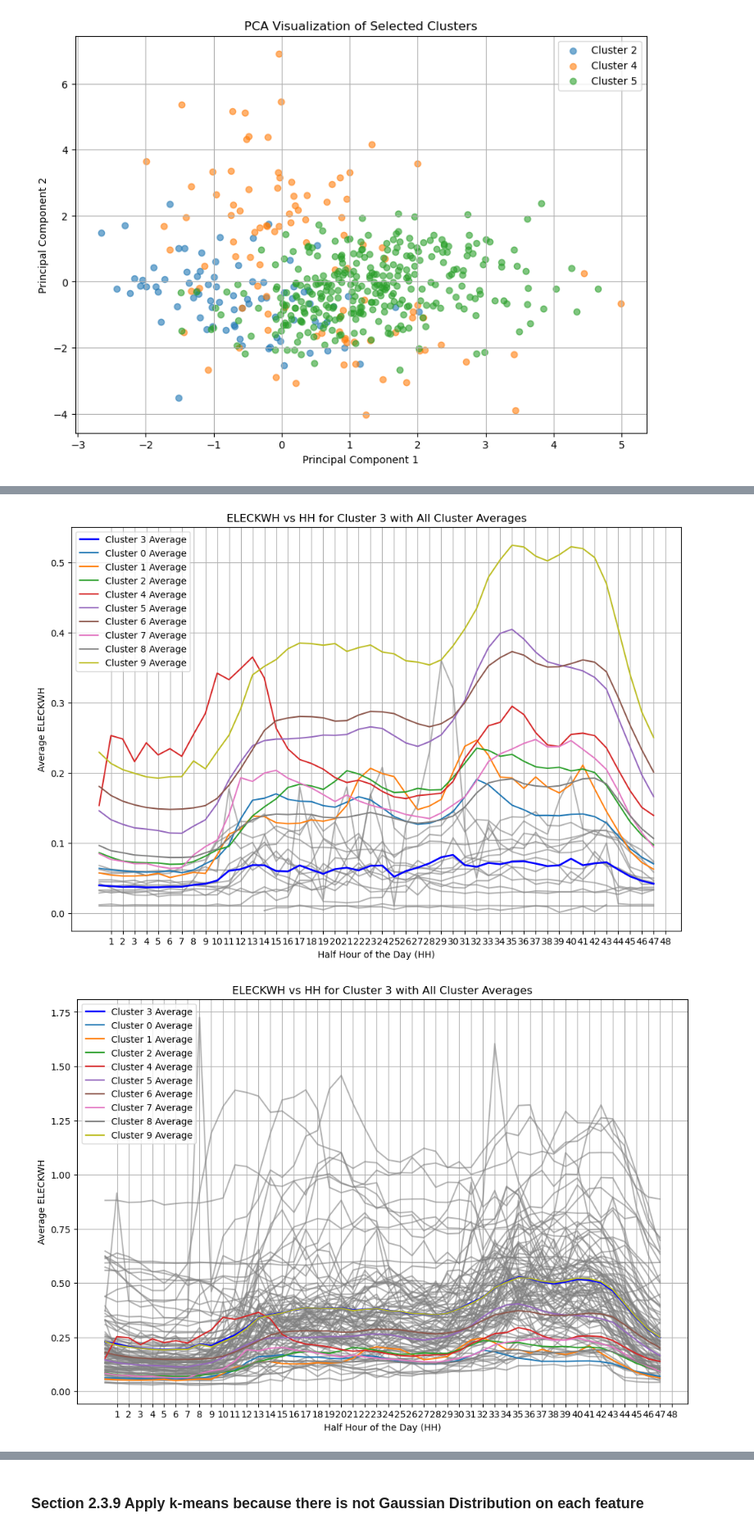
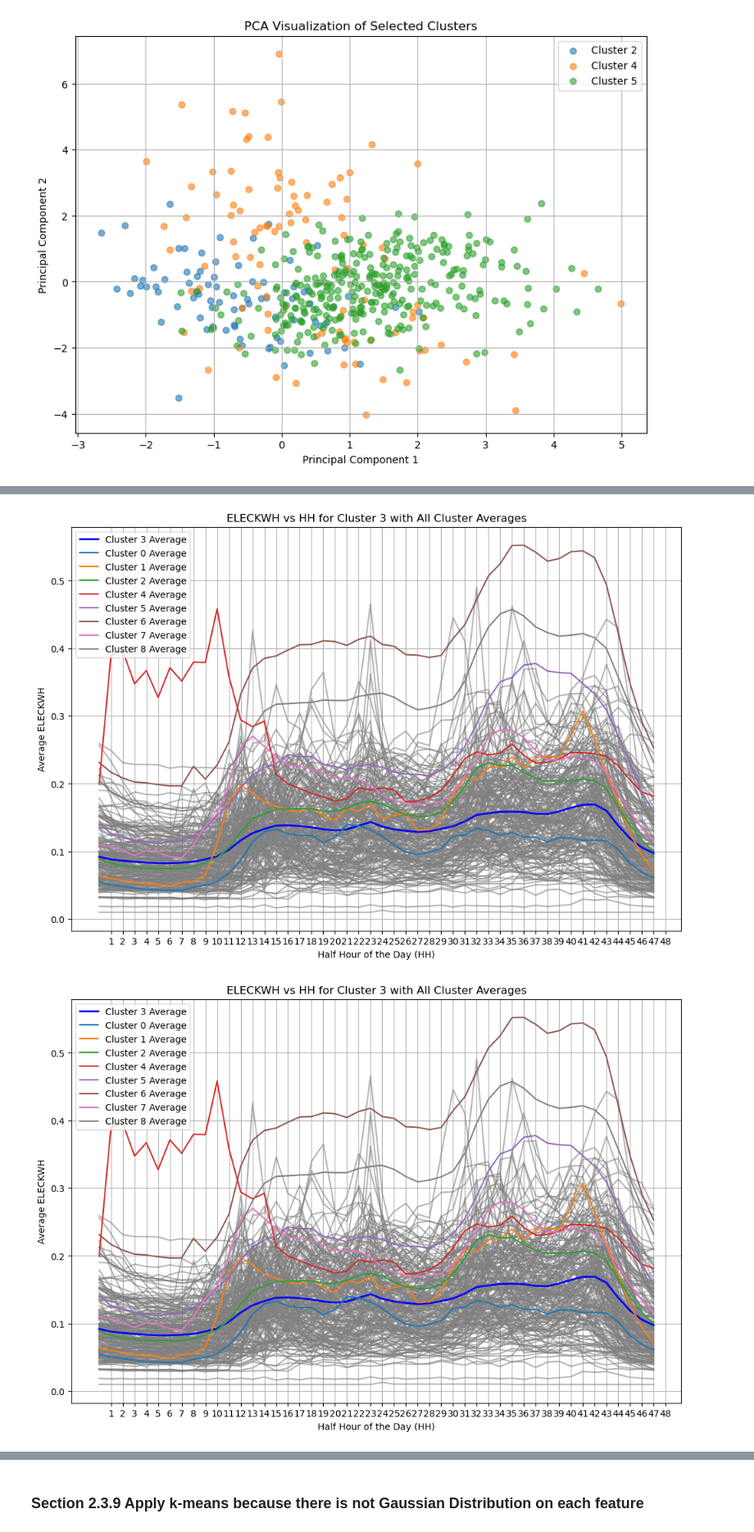
Before and after one commit to guri99uy/ST498_CAPSTONE, a Jupyter notebook: edrp_data_analysis.ipynb, the cells around one changed output, grey strips where cells are left out. Shown at 82% size. Cells and saved outputs as stored; diff of their text form; code cells hidden in the pictures.

Commit message:
clusters=9

```diff
--- a/edrp_data_analysis.ipynb
+++ b/edrp_data_analysis.ipynb
@@ -1057,7 +1122,7 @@ scaler = StandardScaler()
 X_scaled = scaler.fit_transform(X)
 
 # Fit the Gaussian Mixture Model with 6 clusters
-gmm = GaussianMixture(n_components=10, random_state=42)  # INPUT THE OPTIMAL NUMBER OF CLUSTERS
+gmm = GaussianMixture(n_components=9, random_state=42)  # INPUT THE OPTIMAL NUMBER OF CLUSTERS
 df100selected_features['Cluster'] = gmm.fit_predict(X_scaled)
 
 # Count the number of consumers per cluster
@@ -1352,12 +1416,12 @@ plt.legend()
 plt.grid(True)
 plt.show()
 # %% [output]
-[figure, old version]
+[figure, new version]
 # %%
 import matplotlib.pyplot as plt
 
 # Filter the data for Cluster 3
-cluster_3_data = df_with_clusters[df_with_clusters['Cluster'] == 9]
+cluster_3_data = df_with_clusters[df_with_clusters['Cluster'] == 3]
 
 # Calculate the average ELECKWH per HH for each ANON_ID in Cluster 3
 cluster_3_avg_by_anon = (
@@ -1376,31 +1440,31 @@ all_clusters_avg = (
 # Plot all ANON_IDs in Cluster 3 in grey
 plt.figure(figsize=(12, 8))
 for anon_id in cluster_3_avg_by_anon['ANON_ID'].unique():
     anon_data = cluster_3_avg_by_anon[cluster_3_avg_by_anon['ANON_ID'] == anon_id]
     plt.plot(anon_data['HH'], anon_data['ELECKWH'], color='grey', alpha=0.6)
 
 # Plot the average for Cluster 3 in blue
 cluster_3_avg = (
     cluster_3_avg_by_anon.groupby('HH')['ELECKWH']
     .mean()
     .reset_index()
 )
 plt.plot(cluster_3_avg['HH'], cluster_3_avg['ELECKWH'], color='blue', linewidth=2, label='Cluster 3 Average')
 
 # Add averages for all other clusters in different colors
 cluster_colors = ['red', 'green', 'orange', 'purple', 'brown']  # Define a color palette
 for cluster in all_clusters_avg['Cluster'].unique():
     if cluster != 3:  # Exclude Cluster 3 (already plotted in blue)
         cluster_data = all_clusters_avg[all_clusters_avg['Cluster'] == cluster]
         plt.plot(cluster_data['HH'], cluster_data['ELECKWH'], label=f'Cluster {cluster} Average')
 
 # Plot details
 plt.title('ELECKWH vs HH for Cluster 3 with All Cluster Averages')
 plt.xlabel('Half Hour of the Day (HH)')
 plt.ylabel('Average ELECKWH')
 plt.xticks(range(1, 49))  # HH typically ranges from 1 to 48
 plt.legend()
 plt.grid(True)
 plt.show()
 # %% [output]
-[figure, old version]
+[figure, new version]
```
Also changed, not shown: parts of 14 cells of this notebook.
